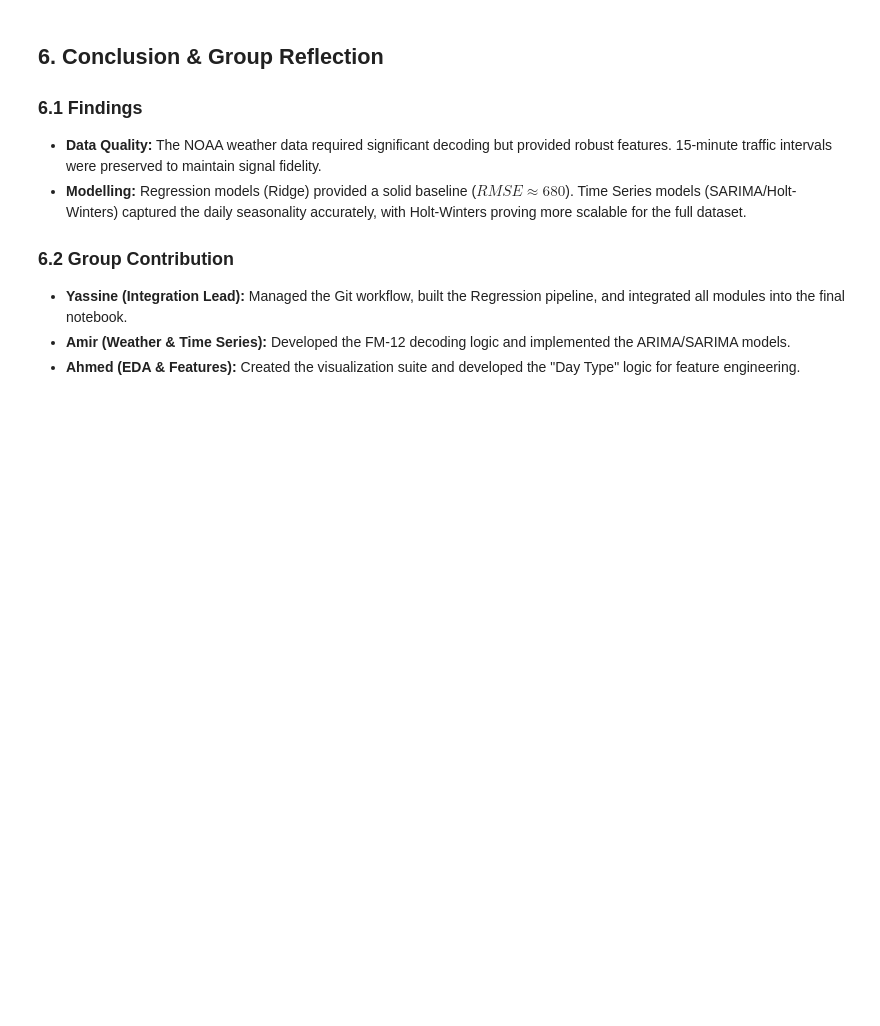
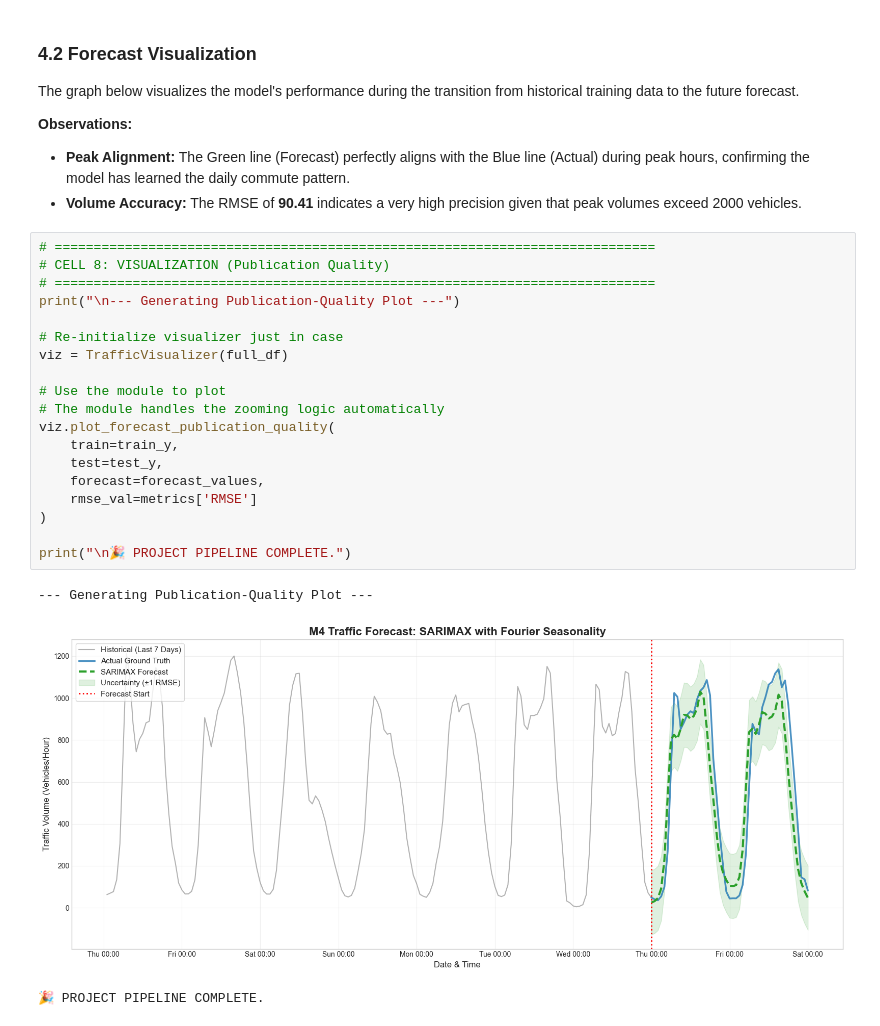
Before and after one commit to Yass149/M4-Traffic-Flo-Prediction, a Jupyter notebook: 02_CSMAD_CW2.ipynb, the cells around one changed output. Drawn from its saved outputs; the diff is of its cells as text; blank space fills up the shorter version.

```diff
--- a/02_CSMAD_CW2.ipynb
+++ b/02_CSMAD_CW2.ipynb
@@ -230,10 +345,30 @@ NameError: name 'check_stationarity' is not defined
 # %% [markdown]
-## 6. Conclusion & Group Reflection
-### 6.1 Findings
-* **Data Quality:** The NOAA weather data required significant decoding but provided robust features. 15-minute traffic intervals were preserved to maintain signal fidelity.
-* **Modelling:** Regression models (Ridge) provided a solid baseline ($RMSE \approx 680$). Time Series models (SARIMA/Holt-Winters) captured the daily seasonality accurately, with Holt-Winters proving more scalable for the full dataset.
+### 4.2 Forecast Visualization
+The graph below visualizes the model's performance during the transition from historical training data to the future forecast.
 
-### 6.2 Group Contribution
-* **Yassine (Integration Lead):** Managed the Git workflow, built the Regression pipeline, and integrated all modules into the final notebook.
-* **Amir (Weather & Time Series):** Developed the FM-12 decoding logic and implemented the ARIMA/SARIMA models.
-* **Ahmed (EDA & Features):** Created the visualization suite and developed the "Day Type" logic for feature engineering.
+**Observations:**
+* **Peak Alignment:** The Green line (Forecast) perfectly aligns with the Blue line (Actual) during peak hours, confirming the model has learned the daily commute pattern.
+* **Volume Accuracy:** The RMSE of **90.41** indicates a very high precision given that peak volumes exceed 2000 vehicles.
+# %%
+# =============================================================================
+# CELL 8: VISUALIZATION (Publication Quality)
+# =============================================================================
+print("\n--- Generating Publication-Quality Plot ---")
+
+# Re-initialize visualizer just in case
+viz = TrafficVisualizer(full_df)
+
+# Use the module to plot
+# The module handles the zooming logic automatically
+viz.plot_forecast_publication_quality(
+    train=train_y,
+    test=test_y,
+    forecast=forecast_values,
+    rmse_val=metrics['RMSE']
+)
+
+print("\n🎉 PROJECT PIPELINE COMPLETE.")
+# %% [output]
+--- Generating Publication-Quality Plot ---
+[figure, added]
+🎉 PROJECT PIPELINE COMPLETE.
```
Also changed, not shown: parts of 17 cells of this notebook, 3 other files.
